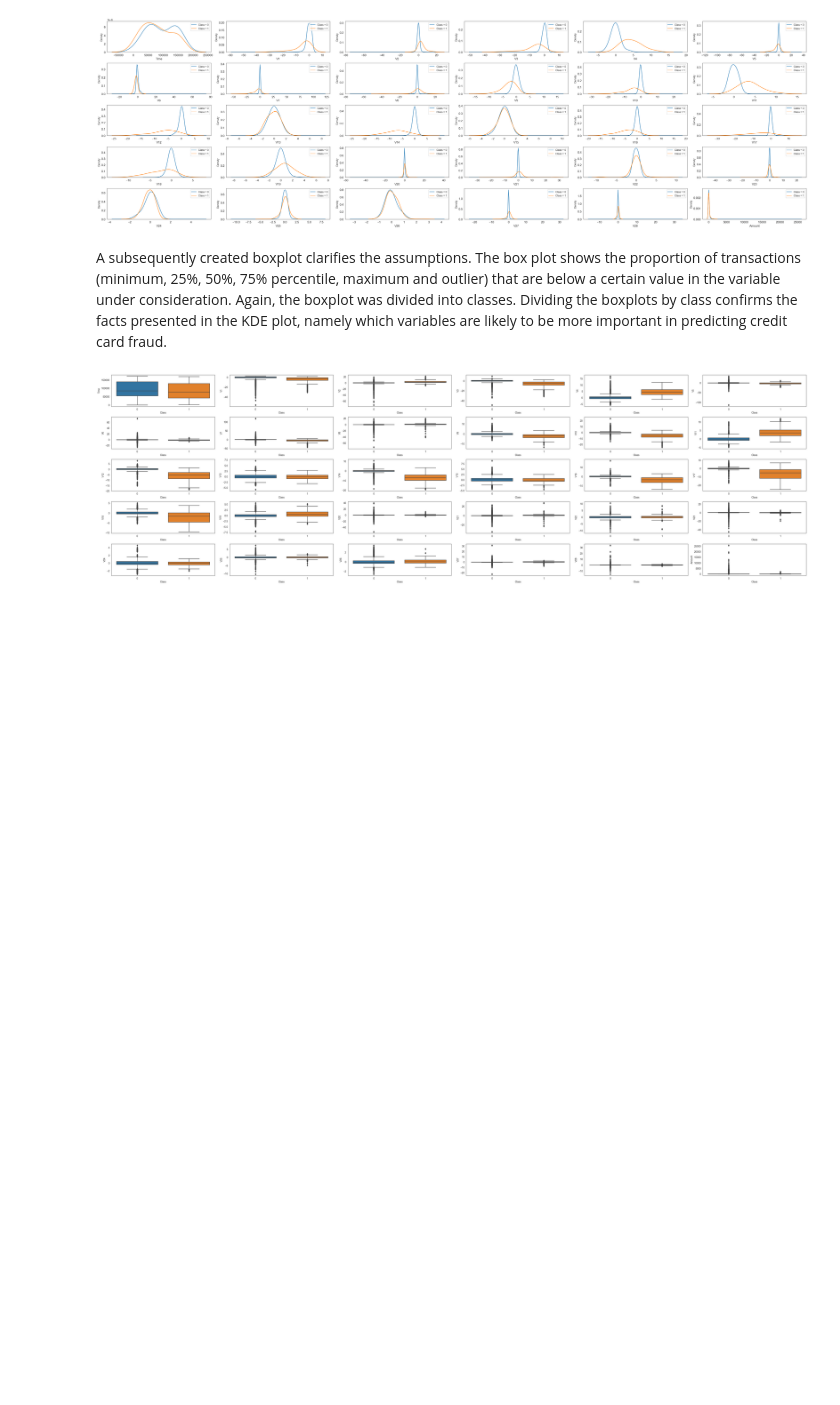
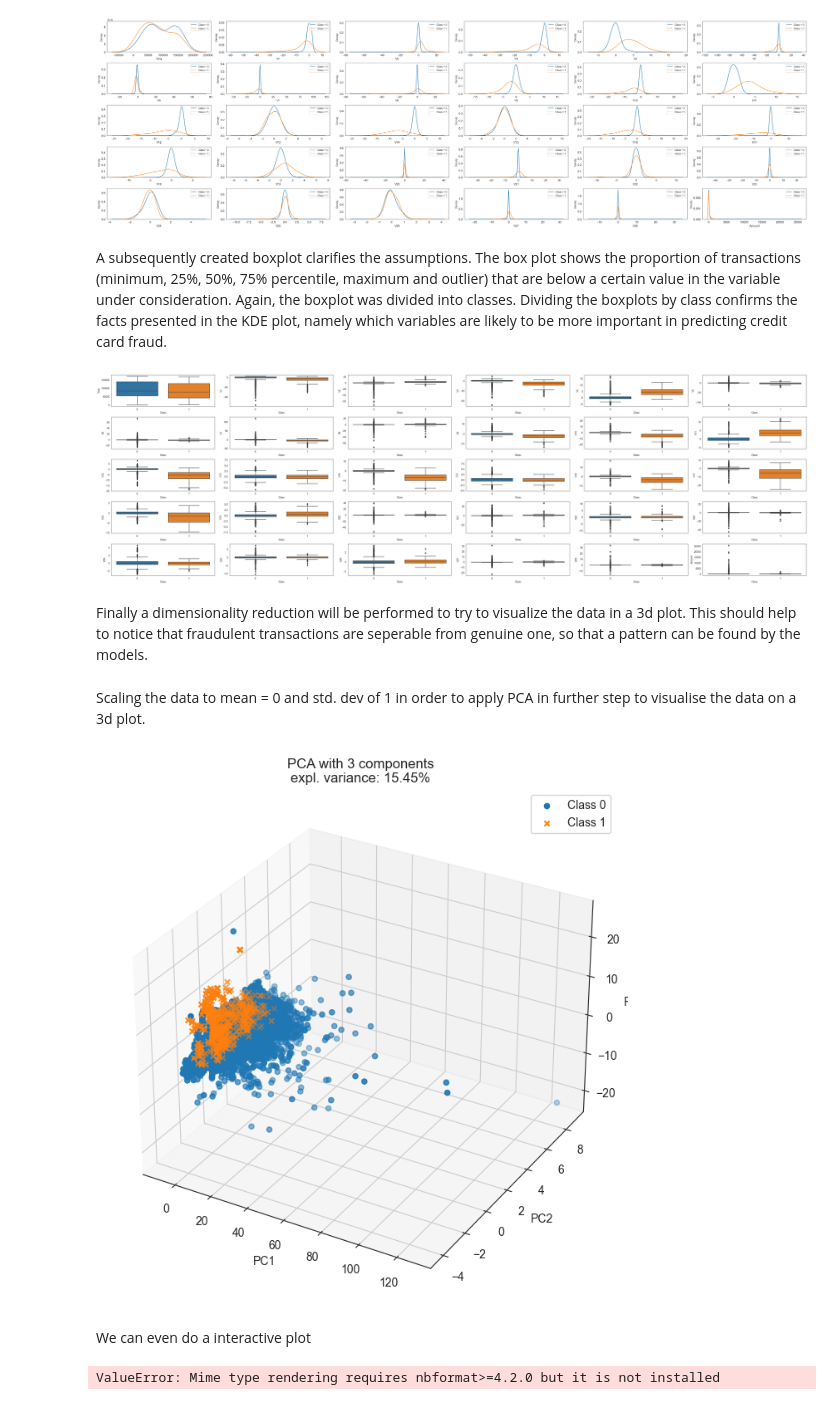
Before and after one commit to wihe96/Master_thesis_credit_card_fraud_detection, a Jupyter notebook: Credit_Card_Fraud_Detection_Business_Centric_Approach.ipynb, the cells around one changed output. Cells and saved outputs as stored; diff of their text form; code cells hidden in the pictures; blank space fills up the shorter version.

```diff
--- a/Credit_Card_Fraud_Detection_Business_Centric_Approach.ipynb
+++ b/Credit_Card_Fraud_Detection_Business_Centric_Approach.ipynb
@@ -258,3 +258,5 @@ for x in (np.arange(30)+1):
 plt.tight_layout()
 # %% [output]
 [figure]
+# %% [markdown]
+Finally a dimensionality reduction will be performed to try to visualize the data in a 3d plot. This should help to notice that fraudulent transactions are seperable from genuine one, so that a pattern can be found by the models.
@@ -260,0 +269,54 @@ plt.tight_layout()
+# %%
+df_no_class = df.drop('Class', axis = 1)
+df_only_class = df['Class']
+# %% [markdown]
+Scaling the data to mean = 0 and std. dev of 1 in order to apply PCA in further step to visualise the data on a 3d plot.
+# %%
+scaler = StandardScaler()
+df_no_class_scaled = pd.DataFrame(scaler.fit_transform(df_no_class), columns = df_no_class.columns)
+# %%
+pca_3d = PCA(n_components = 3, random_state = 1)
+pca_df_3d = pca_3d.fit_transform(df_no_class_scaled)
+variance_3d = round(sum(pca_3d.explained_variance_ratio_) * 100, 2)
+pca_df_3d = pd.DataFrame(pca_df_3d, columns = ['PC1', 'PC2', 'PC3'])
+pca_df_3d['Class'] = df_only_class.values
+
+
+fig = plt.figure(figsize = (20, 8))
+ax1 = fig.add_subplot(111, projection = '3d')
+f = pca_df_3d[pca_df_3d['Class'] == 1]
+nf = pca_df_3d[pca_df_3d['Class'] == 0]
+ax1.scatter(nf['PC1'], nf['PC2'], nf['PC3'],marker = 'o')
+ax1.scatter(f['PC1'], f['PC2'], f['PC3'], marker = 'x')
+ax1.view_init(30, 300)
+ax1.set_xlabel('PC1')
+ax1.set_ylabel('PC2')
+ax1.set_zlabel('PC3')
+plt.title(f'PCA with 3 components\nexpl. variance: {variance_3d}%')
+plt.legend(['Class 0', 'Class 1'])
+plt.show()
+# %% [output]
+[figure, added]
+# %% [markdown]
+We can even do a interactive plot
+# %%
+import plotly.express as px
+
+
+scaler = StandardScaler()
+data_scaled = scaler.fit_transform(df)
+
+# Apply PCA
+pca = PCA(n_components=3)
+pca.fit(data_scaled)
+scores = pca.transform(data_scaled)
+
+# Create 3D plot
+fig = px.scatter_3d(
+    scores, x=0, y=1, z=2,
+    opacity=0.5, color=df['Class'],
+    size_max = 1,
+)
+fig.show()
+# %% [output]
+ValueError: Mime type rendering requires nbformat>=4.2.0 but it is not installed
```
Also changed, not shown: parts of 1 cell of this notebook.
